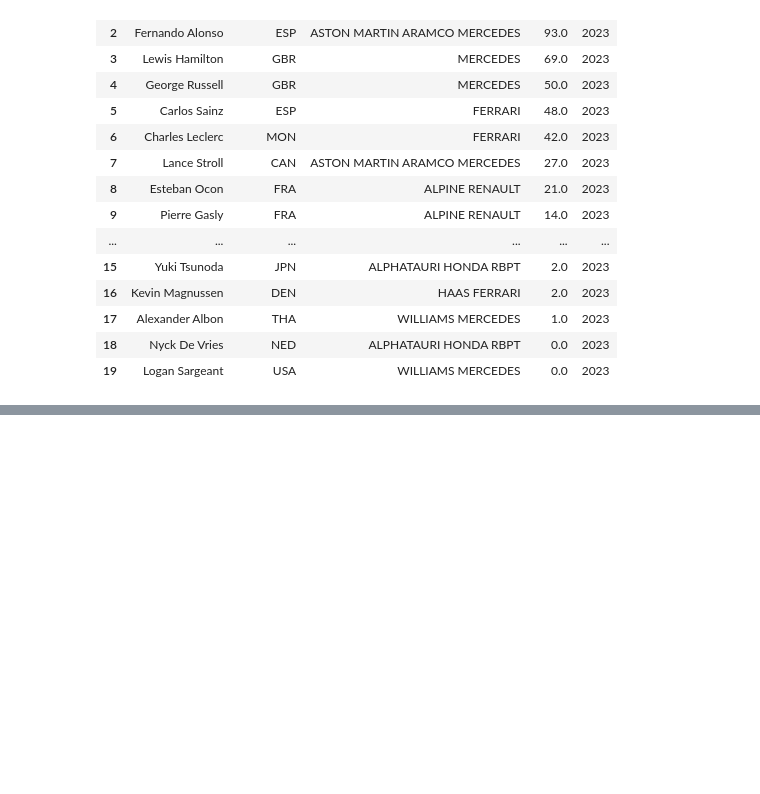
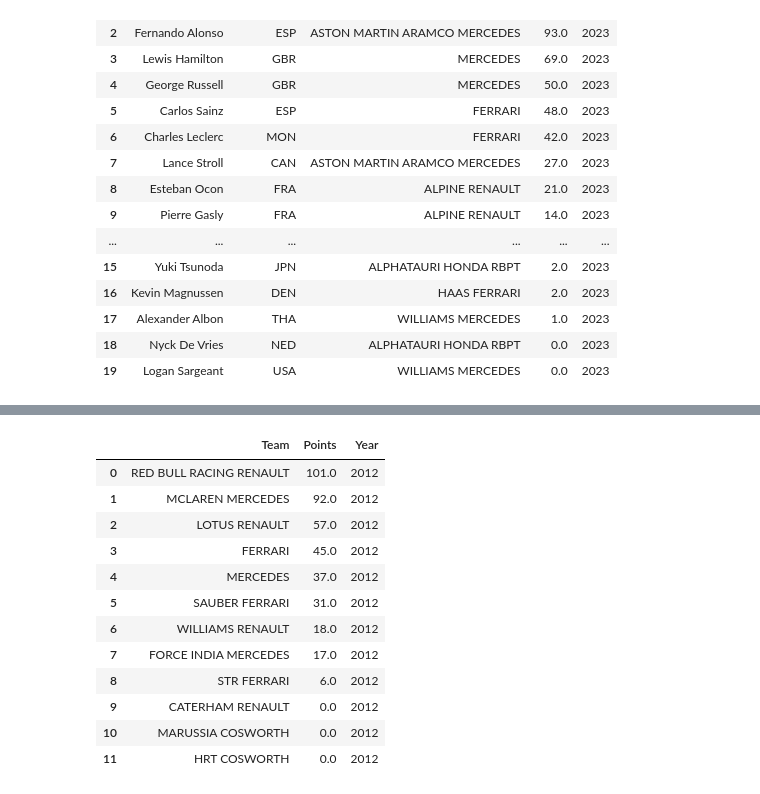
Before and after one commit to JuanGouveia/Final-Project, a Jupyter notebook: Points_record.ipynb, the cells around one changed output, grey strips where cells are left out. Cells and saved outputs as stored; diff of their text form; code cells hidden in the pictures; blank space fills up the shorter version.

```diff
--- a/Points_record.ipynb
+++ b/Points_record.ipynb
@@ -1611,0 +2222,36 @@ df23
+# %%
+data12_y = [
+    ['RED BULL RACING RENAULT', 101],
+    ['FERRARI', 45],
+    ['MCLAREN MERCEDES', 92],
+    ['LOTUS RENAULT', 57],
+    ['MERCEDES', 37],
+    ['SAUBER FERRARI', 31],
+    ['FORCE INDIA MERCEDES', 17],
+    ['WILLIAMS RENAULT', 18],
+    ['STR FERRARI', 6],
+    ['CATERHAM RENAULT', 0],
+    ['MARUSSIA COSWORTH', 0],
+    ['HRT COSWORTH', 0]
+]
+
+df12_y = pd.DataFrame(data12_y, columns=['Team', 'Points'])
+df12_y['Year'] = '2012'
+df12_y['Points'] = df12_y['Points'].astype(float)
+df12_y = df12_y.sort_values(by='Points', ascending=False).reset_index(drop=True)
+
+df12_y
+# %% [output]
+|  | Team | Points | Year |
+| 0 | RED BULL RACING RENAULT | 101.0 | 2012 |
+| 1 | MCLAREN MERCEDES | 92.0 | 2012 |
+| 2 | LOTUS RENAULT | 57.0 | 2012 |
+| 3 | FERRARI | 45.0 | 2012 |
+| 4 | MERCEDES | 37.0 | 2012 |
+| 5 | SAUBER FERRARI | 31.0 | 2012 |
+| 6 | WILLIAMS RENAULT | 18.0 | 2012 |
+| 7 | FORCE INDIA MERCEDES | 17.0 | 2012 |
+| 8 | STR FERRARI | 6.0 | 2012 |
+| 9 | CATERHAM RENAULT | 0.0 | 2012 |
+| 10 | MARUSSIA COSWORTH | 0.0 | 2012 |
+| 11 | HRT COSWORTH | 0.0 | 2012 |
```
Also changed, not shown: parts of 30 cells of this notebook.
